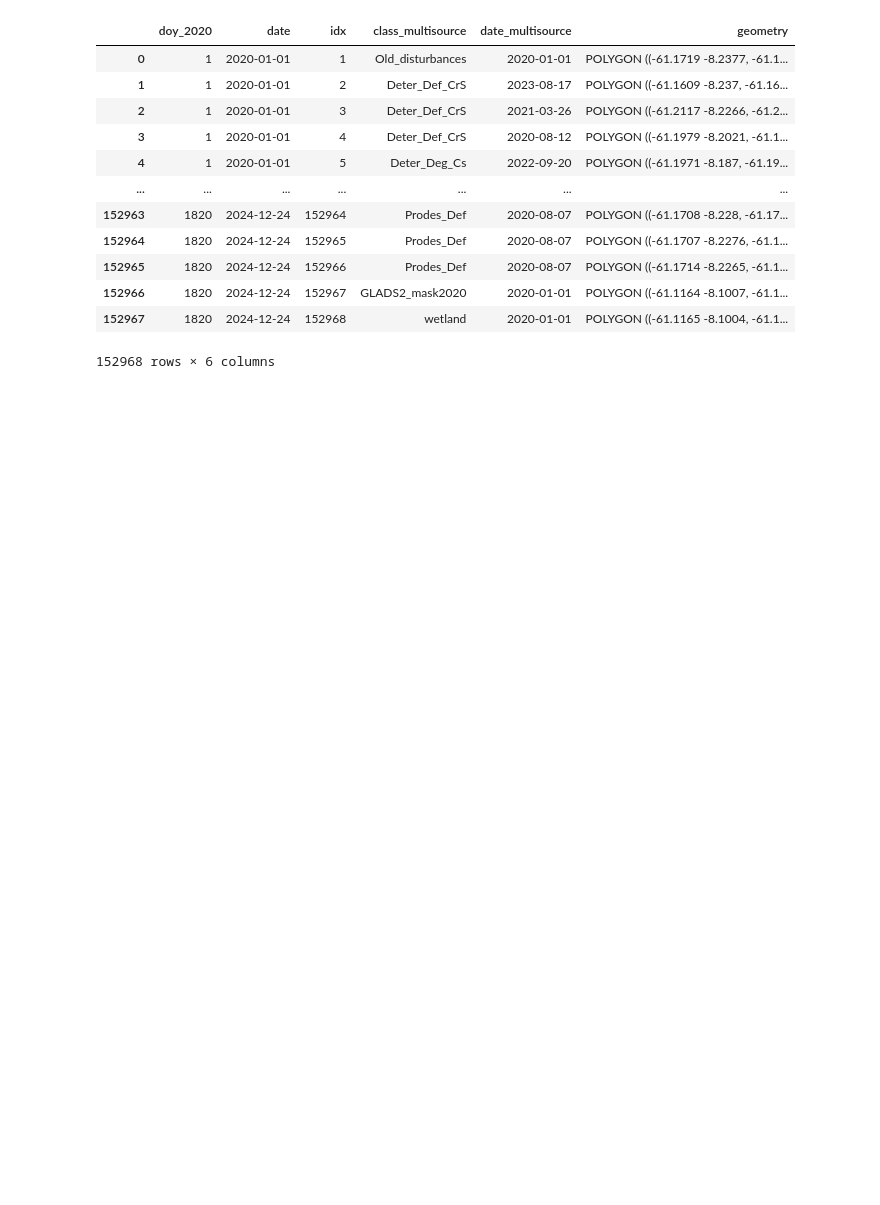
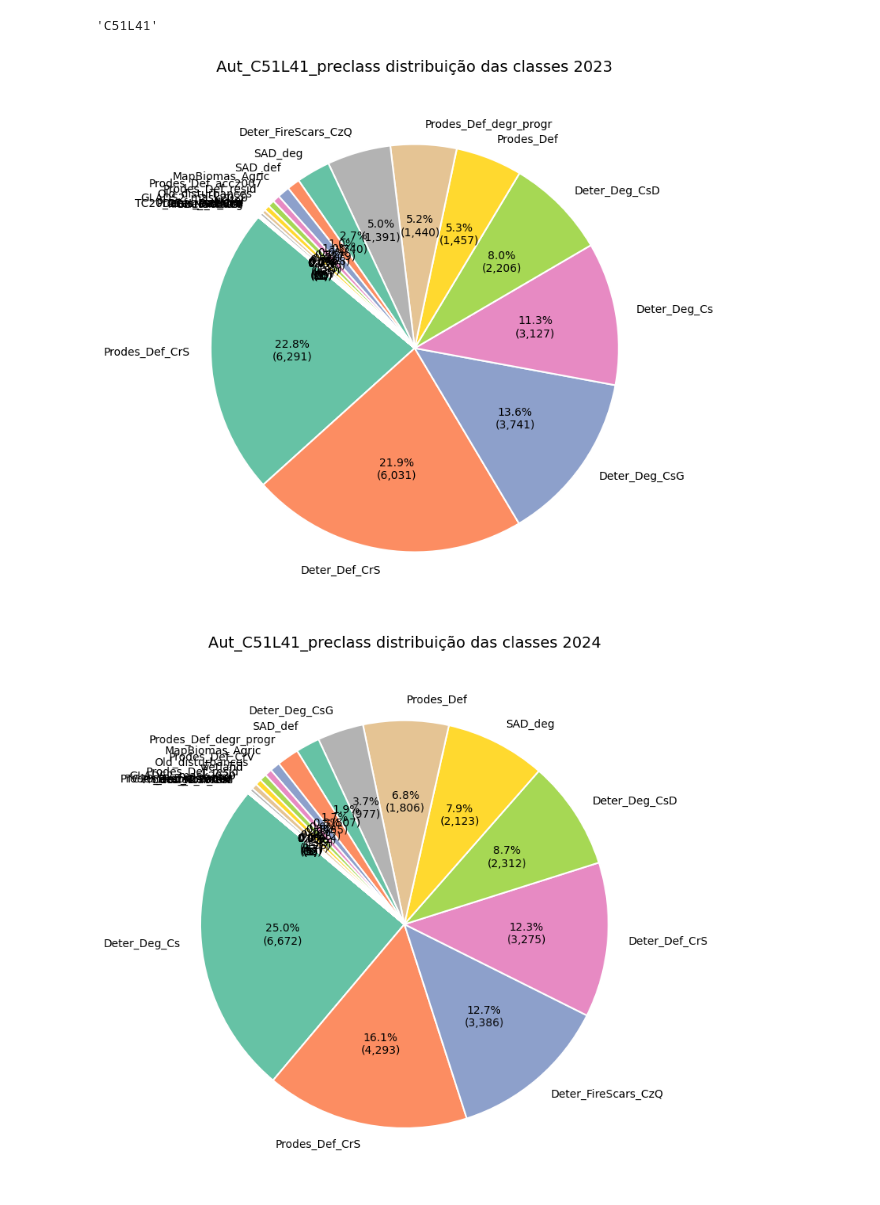
Before and after one commit to AbnerErnaniADSFatec/analise-disturbios-gfm, a Jupyter notebook: 1_preprocessing-samples.ipynb, the cells around one changed output. Saved outputs shown, nothing was run; the diff lists cells and outputs as text; code cells hidden in the pictures; blank space fills up the shorter version.

```diff
--- a/1_preprocessing-samples.ipynb
+++ b/1_preprocessing-samples.ipynb
@@ -119,16 +31,31 @@ set(samples_aut["class_multisource"])
-# %%
-samples_aut
-# %% [output]
-|  | doy_2020 | date | idx | class_multisource | date_multisource | geometry |
-| 0 | 1 | 2020-01-01 | 1 | Old_disturbances | 2020-01-01 | POLYGON ((-61.1719 -8.2377, -61.1... |
-| 1 | 1 | 2020-01-01 | 2 | Deter_Def_CrS | 2023-08-17 | POLYGON ((-61.1609 -8.237, -61.16... |
-| 2 | 1 | 2020-01-01 | 3 | Deter_Def_CrS | 2021-03-26 | POLYGON ((-61.2117 -8.2266, -61.2... |
-| 3 | 1 | 2020-01-01 | 4 | Deter_Def_CrS | 2020-08-12 | POLYGON ((-61.1979 -8.2021, -61.1... |
-| 4 | 1 | 2020-01-01 | 5 | Deter_Deg_Cs | 2022-09-20 | POLYGON ((-61.1971 -8.187, -61.19... |
-| ... | ... | ... | ... | ... | ... | ... |
-| 152963 | 1820 | 2024-12-24 | 152964 | Prodes_Def | 2020-08-07 | POLYGON ((-61.1708 -8.228, -61.17... |
-| 152964 | 1820 | 2024-12-24 | 152965 | Prodes_Def | 2020-08-07 | POLYGON ((-61.1707 -8.2276, -61.1... |
-| 152965 | 1820 | 2024-12-24 | 152966 | Prodes_Def | 2020-08-07 | POLYGON ((-61.1714 -8.2265, -61.1... |
-| 152966 | 1820 | 2024-12-24 | 152967 | GLADS2_mask2020 | 2020-01-01 | POLYGON ((-61.1164 -8.1007, -61.1... |
-| 152967 | 1820 | 2024-12-24 | 152968 | wetland | 2020-01-01 | POLYGON ((-61.1165 -8.1004, -61.1... |
-152968 rows × 6 columns
+# %%
+test_tile_name = "tile_C51L41_WGS84"
+test_tile = gpd.read_file(f"{test_tile_path}{test_tile_name}.gpkg")
+if test_tile.crs != "EPSG:4326":
+    test_tile = test_tile.to_crs(epsg=4326)
+min_lon, min_lat, max_lon, max_lat = test_tile.total_bounds
+center = [(min_lat + max_lat) / 2, (min_lon + max_lon) / 2]
+test_tile_id = test_tile.iloc[0]["id"]
+test_tile_id
+# %% [output]
+'C51L41'
+# %%
+samples_test_name = "Aut_C51L41_preclass"
+samples_test = gpd.read_file(f"{test_tile_path}{samples_test_name}.gpkg")
+
+year = 2023
+class_column = "class_multisource"
+samples_test_2023 = samples_test[samples_test["date"].dt.year == year]
+
+plot_balance(samples_test_2023, class_column, f"{samples_test_name} distribuição das classes {year}")
+
+year = 2024
+class_column = "class_multisource"
+samples_test_2024 = samples_test[samples_test["date"].dt.year == year]
+
+plot_balance(samples_test_2024, class_column, f"{samples_test_name} distribuição das classes {year}")
+
+samples_test.head()
+# %% [output]
+[figure, added]
+[figure, added]
```
Also changed, not shown: parts of 13 cells of this notebook, 39 other files.
